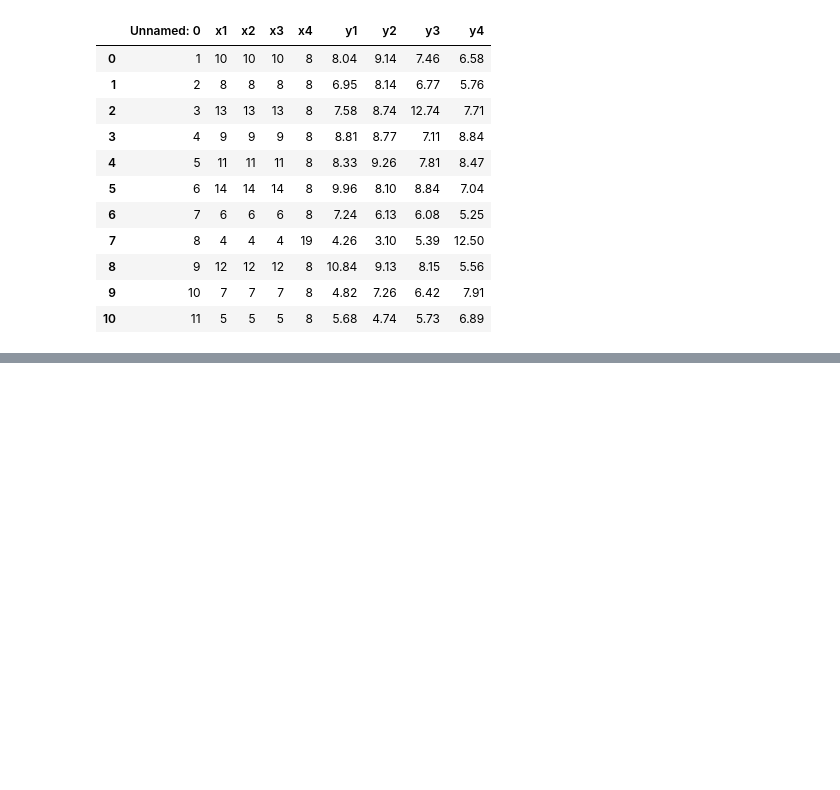
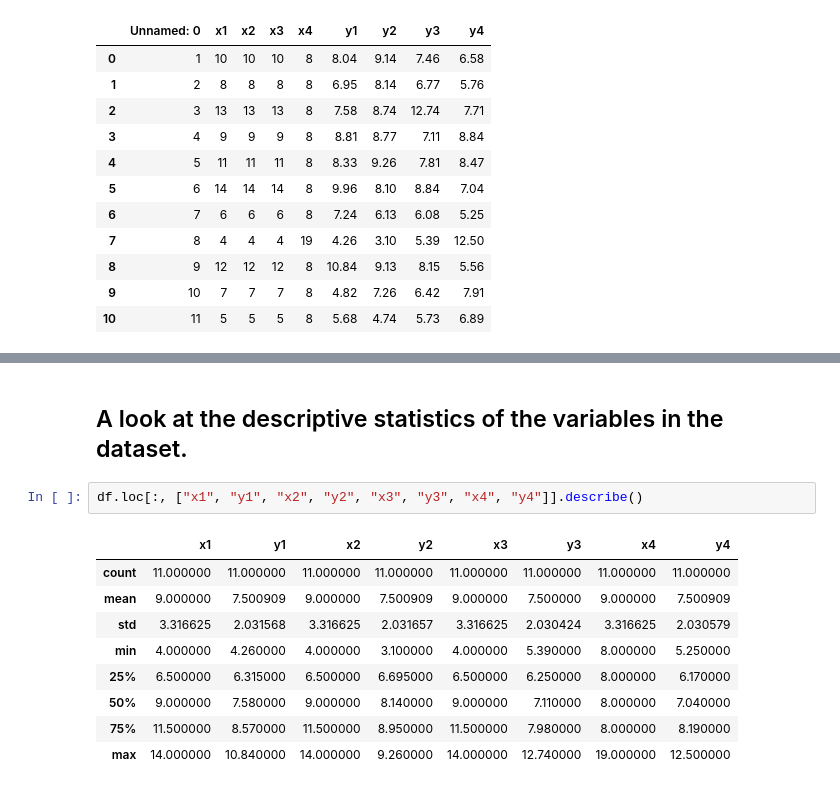
Before and after one commit to TommyVaughan/anacombe-quartet, a Jupyter notebook: anacombe-quartet.ipynb, the cells around one changed output, grey strips where cells are left out. Cells and saved outputs as stored; diff of their text form; blank space fills up the shorter version.

Commit message:
Looked at descriptive statistics

```diff
--- a/anacombe-quartet.ipynb
+++ b/anacombe-quartet.ipynb
@@ -52,0 +67,14 @@ df
+# %% [markdown]
+## A look at the descriptive statistics of the variables in the dataset.
+# %%
+df.loc[:, ["x1", "y1", "x2", "y2", "x3", "y3", "x4", "y4"]].describe()
+# %% [output]
+|  | x1 | y1 | x2 | y2 | x3 | y3 | x4 | y4 |
+| count | 11.000000 | 11.000000 | 11.000000 | 11.000000 | 11.000000 | 11.000000 | 11.000000 | 11.000000 |
+| mean | 9.000000 | 7.500909 | 9.000000 | 7.500909 | 9.000000 | 7.500000 | 9.000000 | 7.500909 |
+| std | 3.316625 | 2.031568 | 3.316625 | 2.031657 | 3.316625 | 2.030424 | 3.316625 | 2.030579 |
+| min | 4.000000 | 4.260000 | 4.000000 | 3.100000 | 4.000000 | 5.390000 | 8.000000 | 5.250000 |
+| 25% | 6.500000 | 6.315000 | 6.500000 | 6.695000 | 6.500000 | 6.250000 | 8.000000 | 6.170000 |
+| 50% | 9.000000 | 7.580000 | 9.000000 | 8.140000 | 9.000000 | 7.110000 | 8.000000 | 7.040000 |
+| 75% | 11.500000 | 8.570000 | 11.500000 | 8.950000 | 11.500000 | 7.980000 | 8.000000 | 8.190000 |
+| max | 14.000000 | 10.840000 | 14.000000 | 9.260000 | 14.000000 | 12.740000 | 19.000000 | 12.500000 |
```
Also changed, not shown: parts of 13 cells of this notebook, 1 other file.
